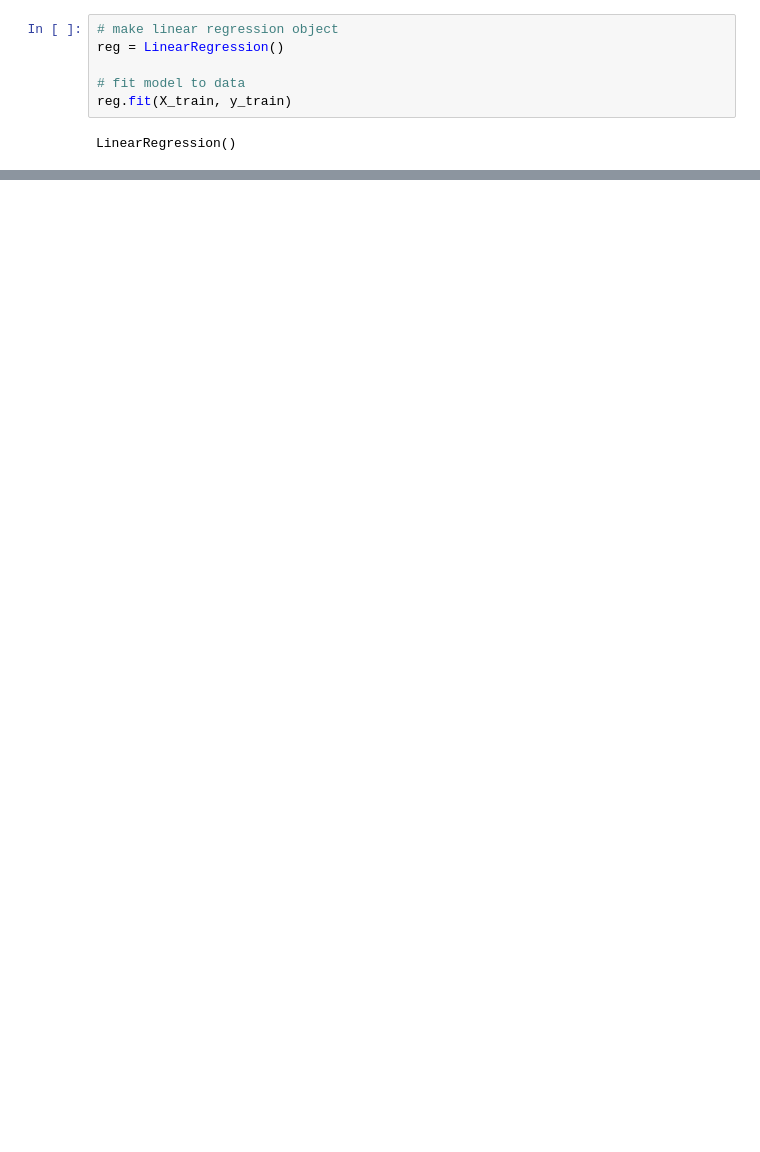
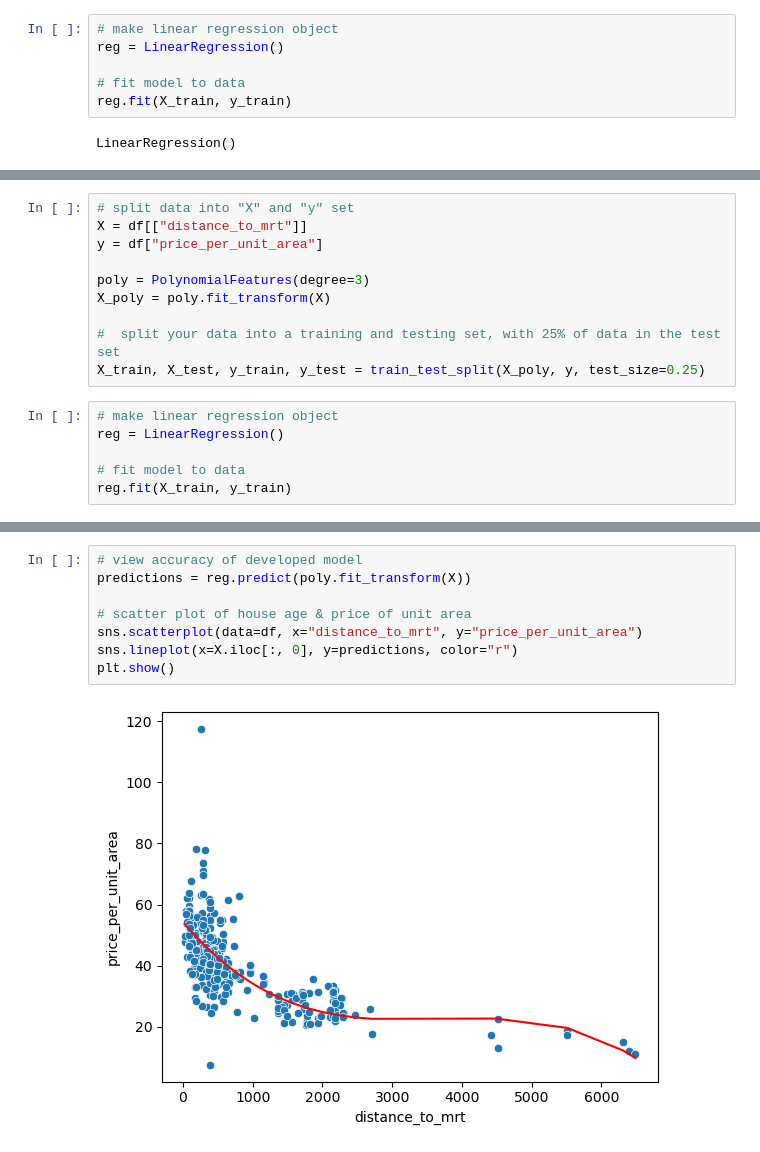
Before and after one commit to F-said/data-science-try-on, a Jupyter notebook: code/linreg.ipynb, the cells around one changed output, grey strips where cells are left out. Saved outputs shown, nothing was run; the diff lists cells and outputs as text; blank space fills up the shorter version.

```diff
--- a/code/linreg.ipynb
+++ b/code/linreg.ipynb
@@ -60,0 +75,16 @@ ValueError: X has 1 features, but LinearRegression is expecting 3 features as in
+# %%
+# split data into "X" and "y" set
+X = df[["distance_to_mrt"]]
+y = df["price_per_unit_area"]
+
+poly = PolynomialFeatures(degree=3)
+X_poly = poly.fit_transform(X)
+
+#  split your data into a training and testing set, with 25% of data in the test set
+X_train, X_test, y_train, y_test = train_test_split(X_poly, y, test_size=0.25)
+# %%
+# make linear regression object
+reg = LinearRegression()
+
+# fit model to data
+reg.fit(X_train, y_train)
@@ -60,0 +102,10 @@ ValueError: X has 1 features, but LinearRegression is expecting 3 features as in
+# %%
+# view accuracy of developed model
+predictions = reg.predict(poly.fit_transform(X))
+
+# scatter plot of house age & price of unit area
+sns.scatterplot(data=df, x="distance_to_mrt", y="price_per_unit_area")
+sns.lineplot(x=X.iloc[:, 0], y=predictions, color="r")
+plt.show()
+# %% [output]
+[figure, added]
```
Also changed, not shown: parts of 10 cells of this notebook, 3 other files.
